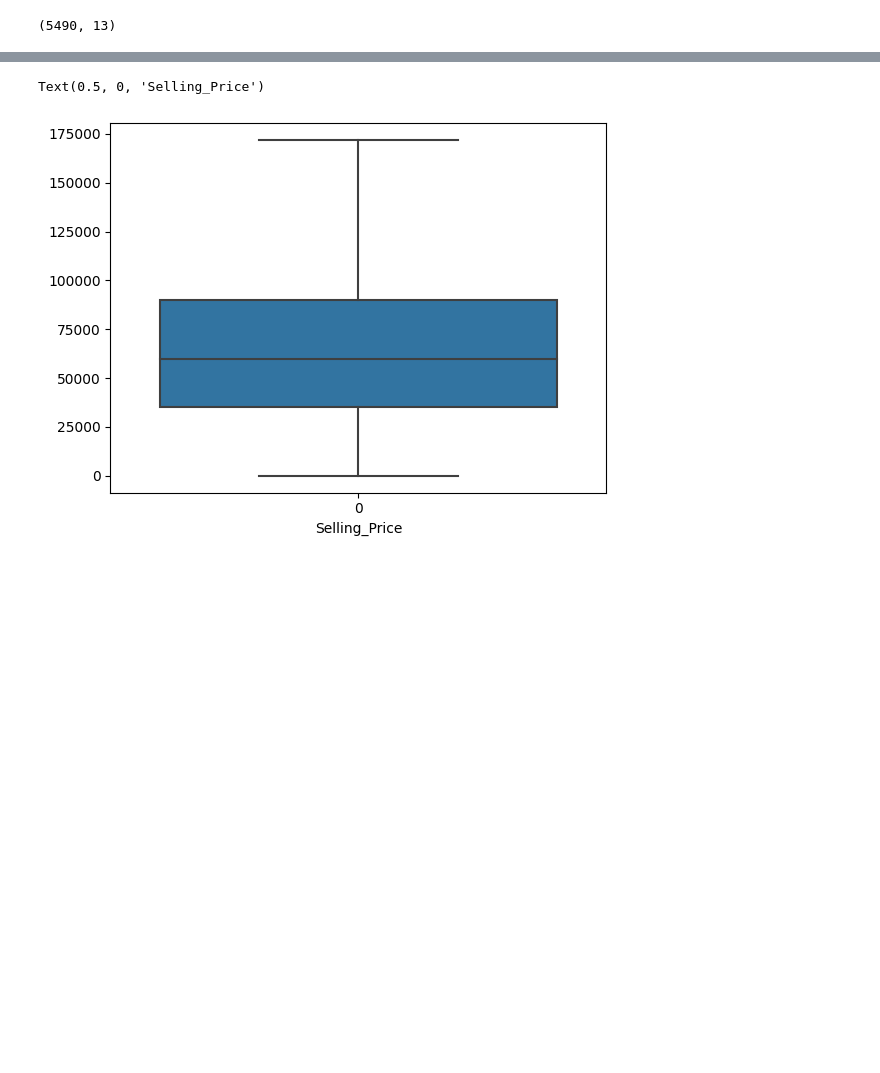
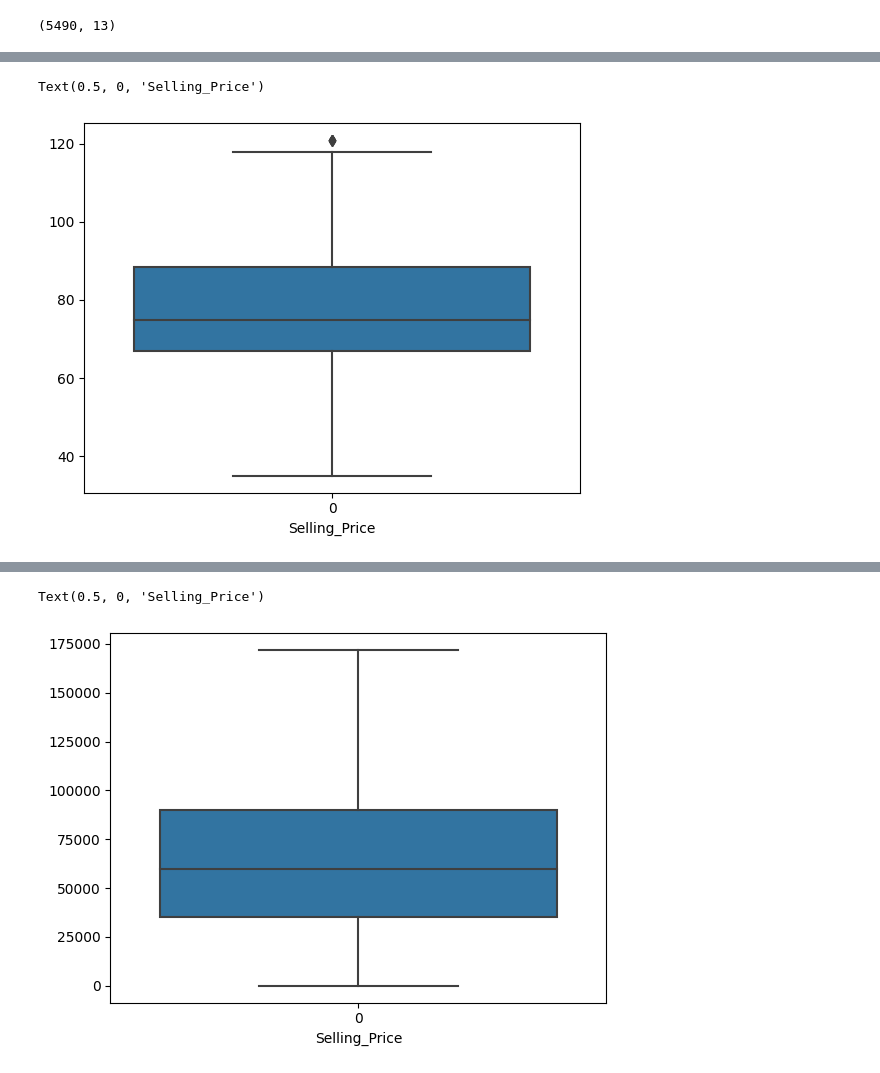
Before and after one commit to tabriznaghiyev/ml_projects, a Jupyter notebook: comparing_xgb_dtr_reg.ipynb, the cells around one changed output, grey strips where cells are left out. Drawn from its saved outputs; the diff is of its cells as text; code cells hidden in the pictures; blank space fills up the shorter version.

```diff
--- a/comparing_xgb_dtr_reg.ipynb
+++ b/comparing_xgb_dtr_reg.ipynb
@@ -234,3 +234,9 @@ raw_data.shape
+# %%
+sns.boxplot(raw_data['max_power'])
+plt.xlabel('Selling_Price')
+# %% [output]
+Text(0.5, 0, 'Selling_Price')
+[figure, added]
 # %%
 sns.boxplot(raw_data['km_driven'])
 plt.xlabel('Selling_Price')
```
Also changed, not shown: parts of 23 cells of this notebook.
